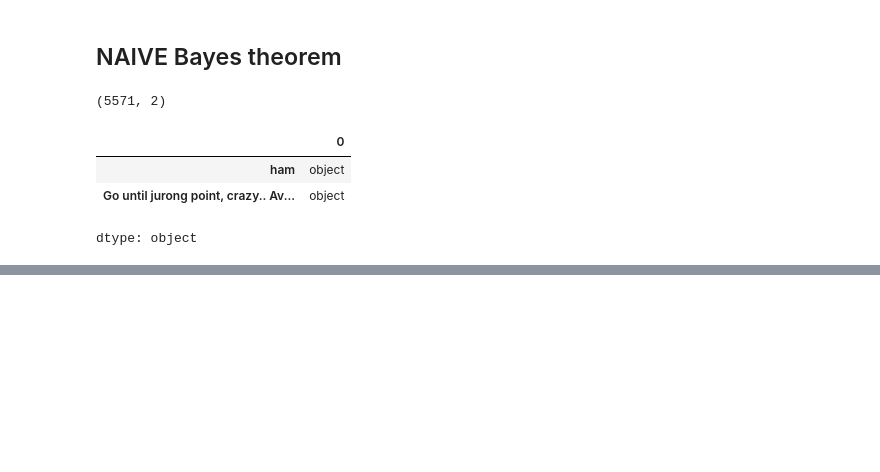
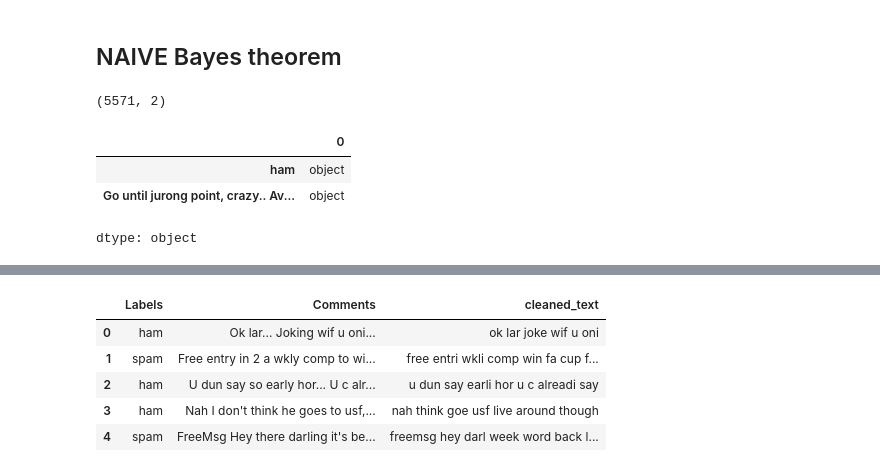
Before and after one commit to mrkhan0004/Datasets_ML, a Jupyter notebook: SMS_Text.ipynb, the cells around one changed output, grey strips where cells are left out. Drawn from its saved outputs; the diff is of its cells as text; code cells hidden in the pictures; blank space fills up the shorter version.

```diff
--- a/SMS_Text.ipynb
+++ b/SMS_Text.ipynb
@@ -20,0 +71,18 @@ dtype: object
+# %%
+nltk.download('stopwords')
+stemmer = PorterStemmer()
+stop_words = set(stopwords.words('english'))
+
+def clean_text(text):
+    text = text.lower()
+    text = re.sub(r'[^a-zA-Z]', ' ', text)
+    text = re.sub(r'\s+', ' ', text).strip()
+    words = text.split()
+    words = [stemmer.stem(word) for word in words if word not in stop_words]
+    return ' '.join(words)
+
+# Apply the cleaning function to the 'Comments' column instead of 'text'
+
+df['cleaned_text'] = df['Comments'].apply(clean_text)
+df.head()
+# %% [output]
@@ -20,0 +91,6 @@ dtype: object
+|  | Labels | Comments | cleaned_text |
+| 0 | ham | Ok lar... Joking wif u oni... | ok lar joke wif u oni |
+| 1 | spam | Free entry in 2 a wkly comp to wi... | free entri wkli comp win fa cup f... |
+| 2 | ham | U dun say so early hor... U c alr... | u dun say earli hor u c alreadi say |
+| 3 | ham | Nah I don't think he goes to usf,... | nah think goe usf live around though |
+| 4 | spam | FreeMsg Hey there darling it's be... | freemsg hey darl week word back l... |
```
Also changed, not shown: parts of 13 cells of this notebook.
